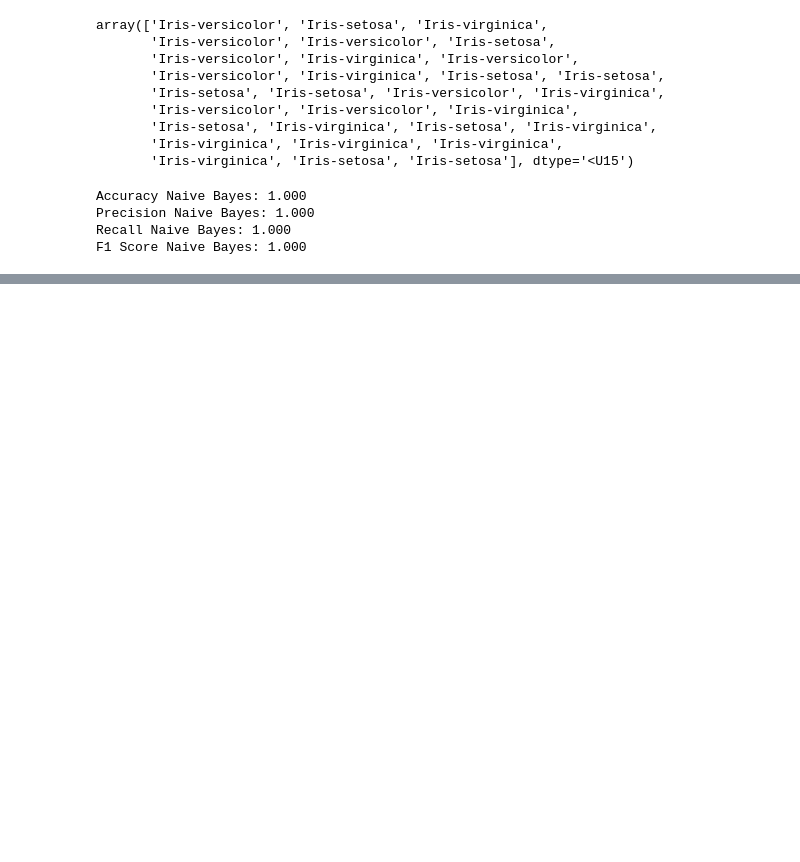
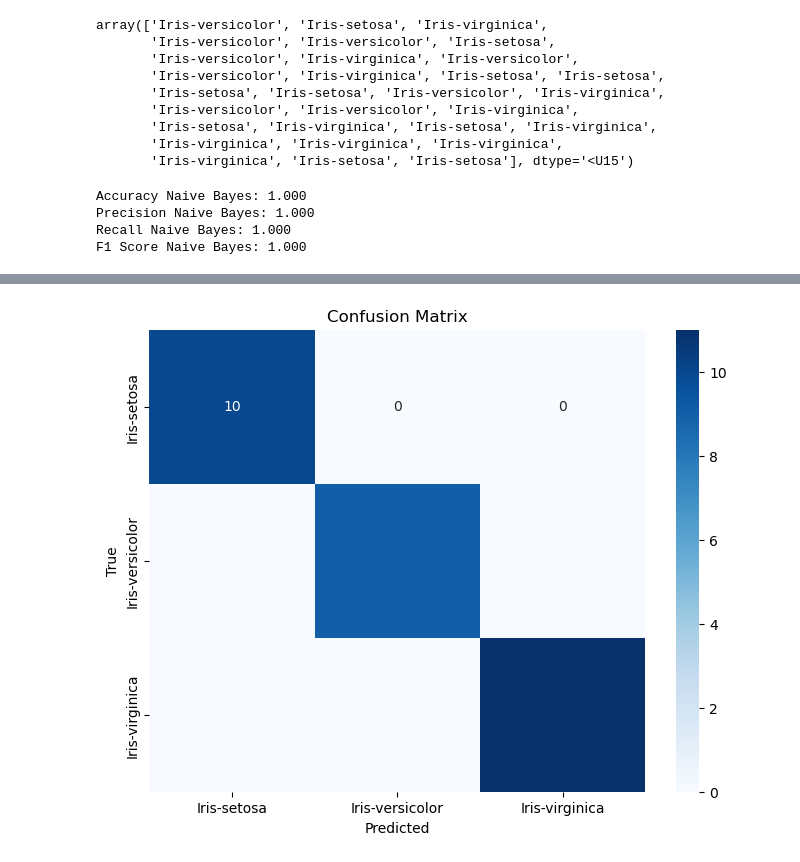
Before and after one commit to deribewsoftware/naive_bayes_classification, a Jupyter notebook: naiveBayes.ipynb, the cells around one changed output, grey strips where cells are left out. Cells and saved outputs as stored; diff of their text form; code cells hidden in the pictures; blank space fills up the shorter version.

```diff
--- a/naiveBayes.ipynb
+++ b/naiveBayes.ipynb
@@ -1,13 +1,12 @@
 # %%
-import numpy as np # linear algebra
-
+import numpy as np
 import matplotlib.pyplot as plt
 import seaborn as sns
 import pandas as pd
 from collections import defaultdict
 from sklearn.model_selection import train_test_split
 
-data=pd.read_csv("./data..csv")
+data=pd.read_csv("./data.csv")
 X=data.iloc[:,1:5].values
 Y=data.iloc[:,5].values
 
@@ -274,0 +256,15 @@ F1 Score Naive Bayes: 1.000
+# %%
+def plot_confusion_matrix(y_true, y_pred, classes:list):
+    cm = confusion_matrix(y_true, y_pred,classes)
+    plt.figure(figsize=(8, 6))
+    sns.heatmap(cm, annot=True, fmt="d", cmap="Blues", xticklabels=classes, yticklabels=classes)
+    plt.title("Confusion Matrix")
+    plt.xlabel("Predicted")
+    plt.ylabel("True")
+    plt.show()
+
+# Example usage:
+# Assuming y_test and predictions are your true labels and predicted labels
+plot_confusion_matrix(y_test, Y_pred,classes=['Iris-setosa', 'Iris-versicolor', 'Iris-virginica'])
+# %% [output]
+[figure, added]
```
Also changed, not shown: parts of 9 cells of this notebook.
